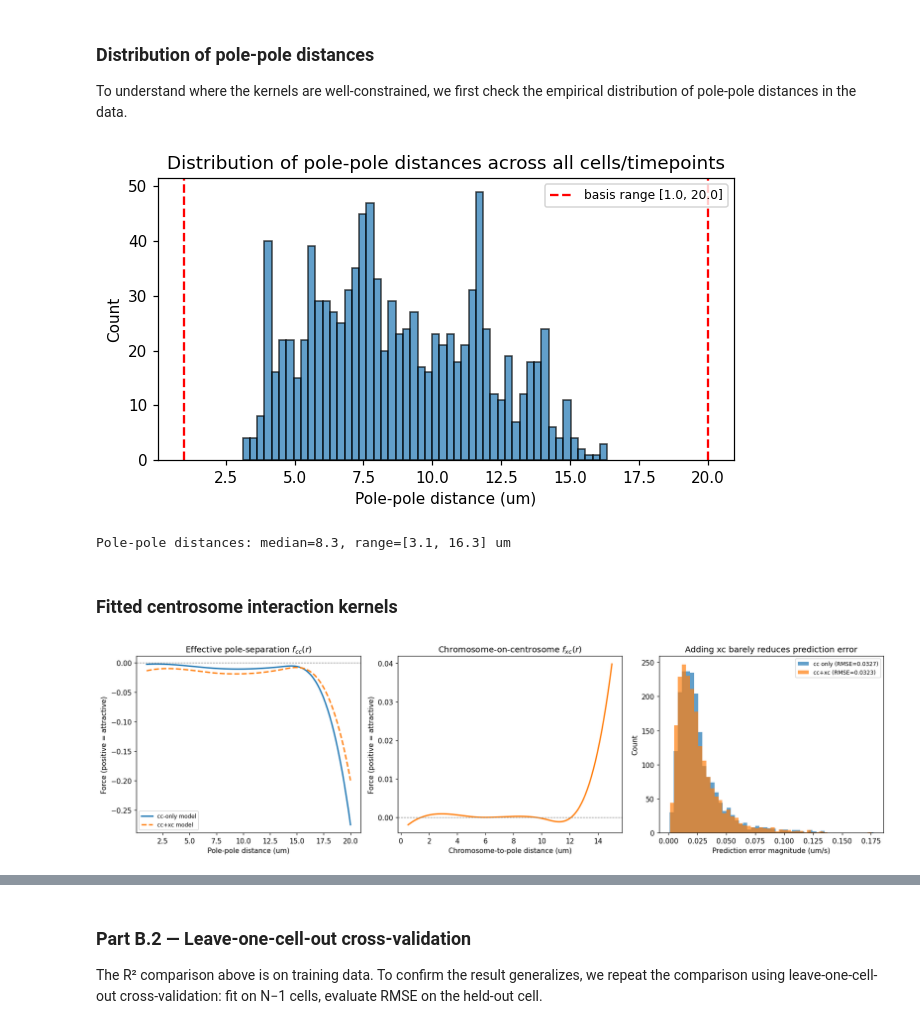
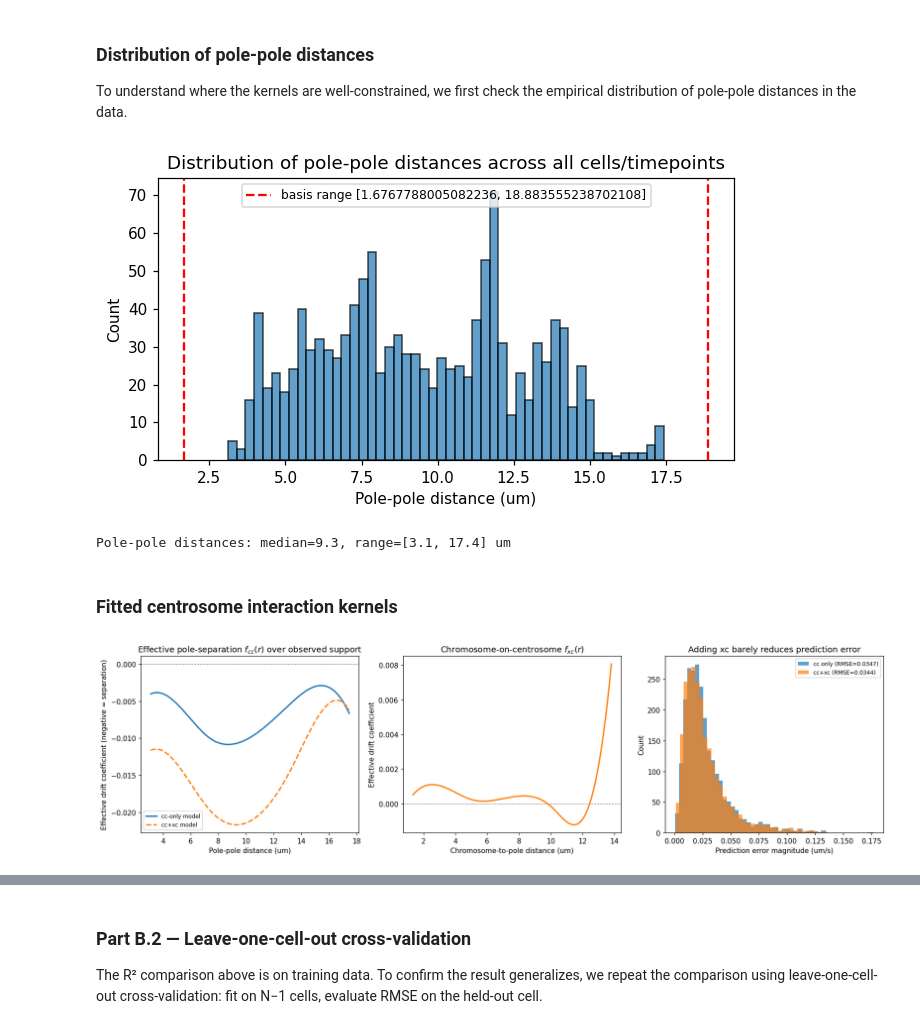
Before and after one commit to chris-miles/chrom-learning-2026, a Jupyter notebook: notebooks/ipynb/03_chromosomes_follow_centrosomes.ipynb, the cells around one changed output, grey strips where cells are left out. Saved outputs shown, nothing was run; the diff lists cells and outputs as text; code cells hidden in the pictures.

```diff
--- a/notebooks/ipynb/03_chromosomes_follow_centrosomes.ipynb
+++ b/notebooks/ipynb/03_chromosomes_follow_centrosomes.ipynb
@@ -35,5 +38,9 @@ plt.rcParams["figure.dpi"] = 110
+# %%
+CONDITION = "rpe18_ctr"          # Analyze the control condition used throughout the SFI notebooks.
+FRAC_NEB_AO_WINDOW = 0.4         # Trim each cell to this fraction of the NEB-to-AO window.
+EXAMPLE_CELL = 1                 # Cell index used for the illustrative PCA trajectory panel.
 # %%
-cells_raw = load_condition("rpe18_ctr")
-cells = [trim_trajectory(c, method="neb_ao_frac") for c in cells_raw]
-print(f"Loaded {len(cells)} rpe18_ctr cells")
+cells_raw = load_condition(CONDITION)
+cells = [trim_trajectory(c, method="neb_ao_frac", frac=FRAC_NEB_AO_WINDOW) for c in cells_raw]
+print(f"Loaded {len(cells)} {CONDITION} cells (trimmed to neb_ao_frac={FRAC_NEB_AO_WINDOW:.3f})")
 # %% [output]
@@ -304,35 +353,30 @@ Cohen's f^2 >= 0.02 (non-negligible)
 To understand where the kernels are well-constrained, we first check
 the empirical distribution of pole-pole distances in the data.
 # %%
-all_pp_dists = []
-for cell in cells:
-    dists = np.linalg.norm(
-        cell.centrioles[:, :, 1] - cell.centrioles[:, :, 0], axis=1
-    )
-    all_pp_dists.extend(dists)
-all_pp_dists = np.array(all_pp_dists)
-
 fig, ax = plt.subplots(figsize=(6, 3.5))
 ax.hist(all_pp_dists, bins=50, edgecolor="k", alpha=0.7)
 ax.axvline(basis_cc.r_min, color="r", linestyle="--", label=f"basis range [{basis_cc.r_min}, {basis_cc.r_max}]")
 ax.axvline(basis_cc.r_max, color="r", linestyle="--")
 ax.set_xlabel("Pole-pole distance (um)")
 ax.set_ylabel("Count")
 ax.set_title("Distribution of pole-pole distances across all cells/timepoints")
 ax.legend(fontsize=8)
 fig.tight_layout()
 plt.show()
 print(f"Pole-pole distances: median={np.median(all_pp_dists):.1f}, "
       f"range=[{all_pp_dists.min():.1f}, {all_pp_dists.max():.1f}] um")
 # %% [output]
-[figure, old version]
+[figure, new version]
-Pole-pole distances: median=8.3, range=[3.1, 16.3] um
+Pole-pole distances: median=9.3, range=[3.1, 17.4] um
 # %% [markdown]
 ### Fitted centrosome interaction kernels
 # %%
 fig, axes = plt.subplots(1, 3, figsize=(16, 4.5))
 
-r_cc_plot = np.linspace(basis_cc.r_min, basis_cc.r_max, 200)
+# Interpret the fitted kernel only over the observed support.  Outside the
+# data range the basis is clamped at the boundary, so plotting farther right
+# would create an artificial tail that is not constrained by measurements.
+r_cc_plot = np.linspace(all_pp_dists.min(), all_pp_dists.max(), 200)
 
 # f_cc from cc-only model
 f_cc_only_vals = basis_cc.evaluate(r_cc_plot) @ theta_cc[:n_cc]
@@ -345,17 +389,17 @@ axes[0].plot(r_cc_plot, f_cc_full_vals, linewidth=2, color="C1", linestyle="--",
 
 axes[0].axhline(0, color="0.5", linestyle="--", linewidth=0.8)
 axes[0].set_xlabel("Pole-pole distance (um)")
-axes[0].set_ylabel("Force (positive = attractive)")
-axes[0].set_title("Effective pole-separation $f_{cc}(r)$")
+axes[0].set_ylabel("Effective drift coefficient (negative = separation)")
+axes[0].set_title("Effective pole-separation $f_{cc}(r)$ over observed support")
 axes[0].legend(fontsize=8)
 
 # f_xc from full model
-r_xc_plot = np.linspace(basis_xc.r_min, basis_xc.r_max, 200)
+r_xc_plot = np.linspace(all_xp_dists.min(), all_xp_dists.max(), 200)
 f_xc_vals = basis_xc.evaluate(r_xc_plot) @ theta_full[n_cc:]
 axes[1].plot(r_xc_plot, f_xc_vals, linewidth=2, color="C1")
 axes[1].axhline(0, color="0.5", linestyle="--", linewidth=0.8)
 axes[1].set_xlabel("Chromosome-to-pole distance (um)")
-axes[1].set_ylabel("Force (positive = attractive)")
+axes[1].set_ylabel("Effective drift coefficient")
 axes[1].set_title("Chromosome-on-centrosome $f_{xc}(r)$")
 
 # Panel 3: prediction error comparison
@@ -380,7 +424,7 @@ axes[2].legend(fontsize=8)
 fig.tight_layout()
 plt.show()
 # %% [output]
-[figure, old version]
+[figure, new version]
 # %%
 rmse_cc_obs = np.sqrt(np.mean(err_cc**2))
 rmse_full_obs = np.sqrt(np.mean(err_full**2))
```
Also changed, not shown: parts of 14 cells of this notebook, 17 other files.
